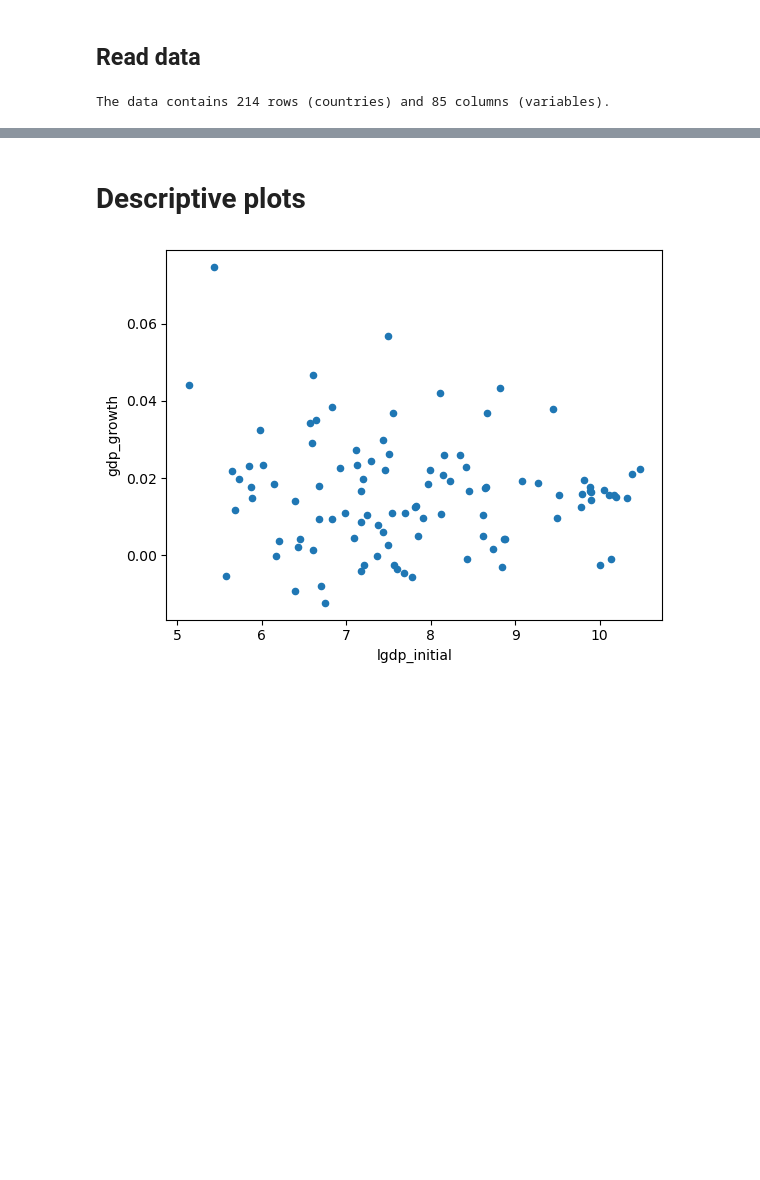
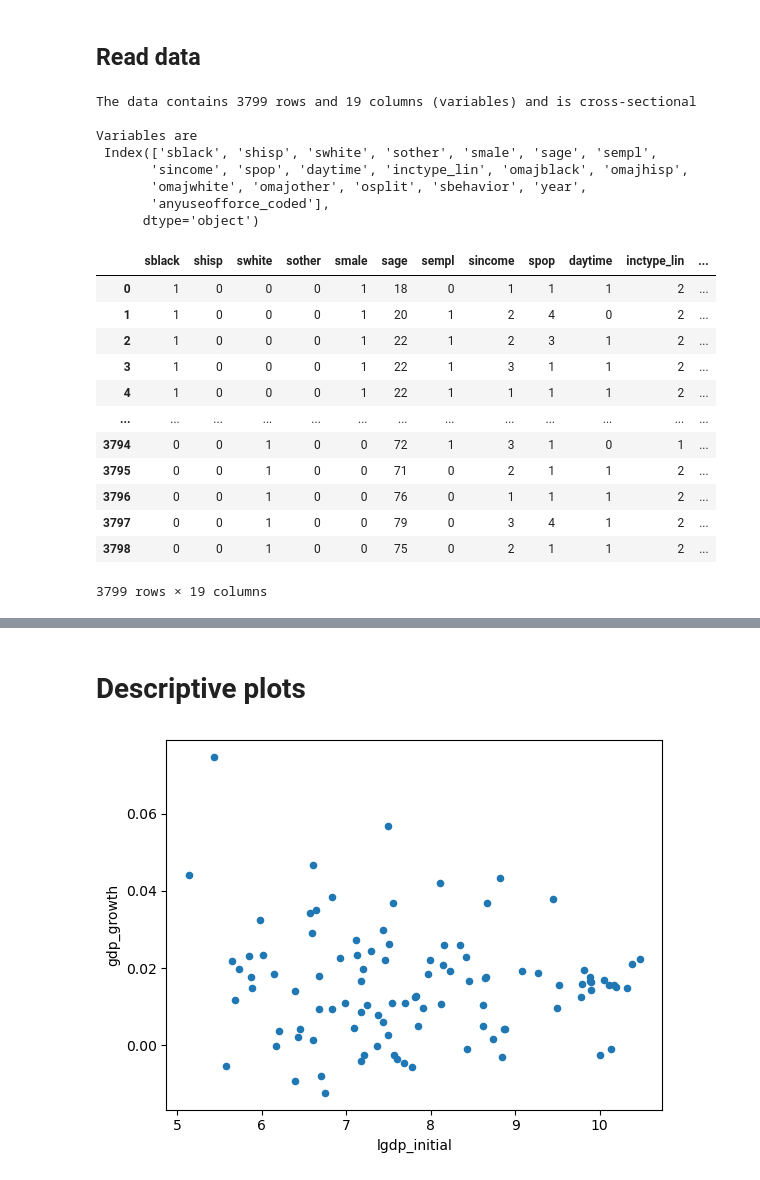
Before and after one commit to gqh814/AME_projects, a Jupyter notebook: project3/main.ipynb, the cells around one changed output, grey strips where cells are left out. Saved outputs shown, nothing was run; the diff lists cells and outputs as text; code cells hidden in the pictures; blank space fills up the shorter version.

Commit message:
variables

```diff
--- a/project3/main.ipynb
+++ b/project3/main.ipynb
@@ -18,6 +15,31 @@ The autoreload extension is already loaded. To reload it, use:
 ## Read data
 # %%
 dat = pd.read_csv('data/ppcs_cc.csv')
-print(f'The data contains {dat.shape[0]} rows (countries) and {dat.shape[1]} columns (variables).')
+assert len(dat.year.unique())==1
+
+# characteristics
+print(f'The data contains {dat.shape[0]} rows and {dat.shape[1]} columns (variables) and is cross-sectional \n')
+print(f'Variables are \n {dat.columns} \n')
+dat
 # %% [output]
-The data contains 214 rows (countries) and 85 columns (variables).
+The data contains 3799 rows and 19 columns (variables) and is cross-sectional
+
+Variables are
+ Index(['sblack', 'shisp', 'swhite', 'sother', 'smale', 'sage', 'sempl',
+       'sincome', 'spop', 'daytime', 'inctype_lin', 'omajblack', 'omajhisp',
+       'omajwhite', 'omajother', 'osplit', 'sbehavior', 'year',
+       'anyuseofforce_coded'],
+      dtype='object')
+|  | sblack | shisp | swhite | sother | smale | sage | sempl | sincome | spop | daytime | inctype_lin | ... |
+| 0 | 1 | 0 | 0 | 0 | 1 | 18 | 0 | 1 | 1 | 1 | 2 | ... |
+| 1 | 1 | 0 | 0 | 0 | 1 | 20 | 1 | 2 | 4 | 0 | 2 | ... |
+| 2 | 1 | 0 | 0 | 0 | 1 | 22 | 1 | 2 | 3 | 1 | 2 | ... |
+| 3 | 1 | 0 | 0 | 0 | 1 | 22 | 1 | 3 | 1 | 1 | 2 | ... |
+| 4 | 1 | 0 | 0 | 0 | 1 | 22 | 1 | 1 | 1 | 1 | 2 | ... |
+| ... | ... | ... | ... | ... | ... | ... | ... | ... | ... | ... | ... | ... |
+| 3794 | 0 | 0 | 1 | 0 | 0 | 72 | 1 | 3 | 1 | 0 | 1 | ... |
+| 3795 | 0 | 0 | 1 | 0 | 0 | 71 | 0 | 2 | 1 | 1 | 2 | ... |
+| 3796 | 0 | 0 | 1 | 0 | 0 | 76 | 0 | 1 | 1 | 1 | 2 | ... |
+| 3797 | 0 | 0 | 1 | 0 | 0 | 79 | 0 | 3 | 4 | 1 | 2 | ... |
+| 3798 | 0 | 0 | 1 | 0 | 0 | 75 | 0 | 2 | 1 | 1 | 2 | ... |
+3799 rows × 19 columns
```
Also changed, not shown: parts of 4 cells of this notebook.
